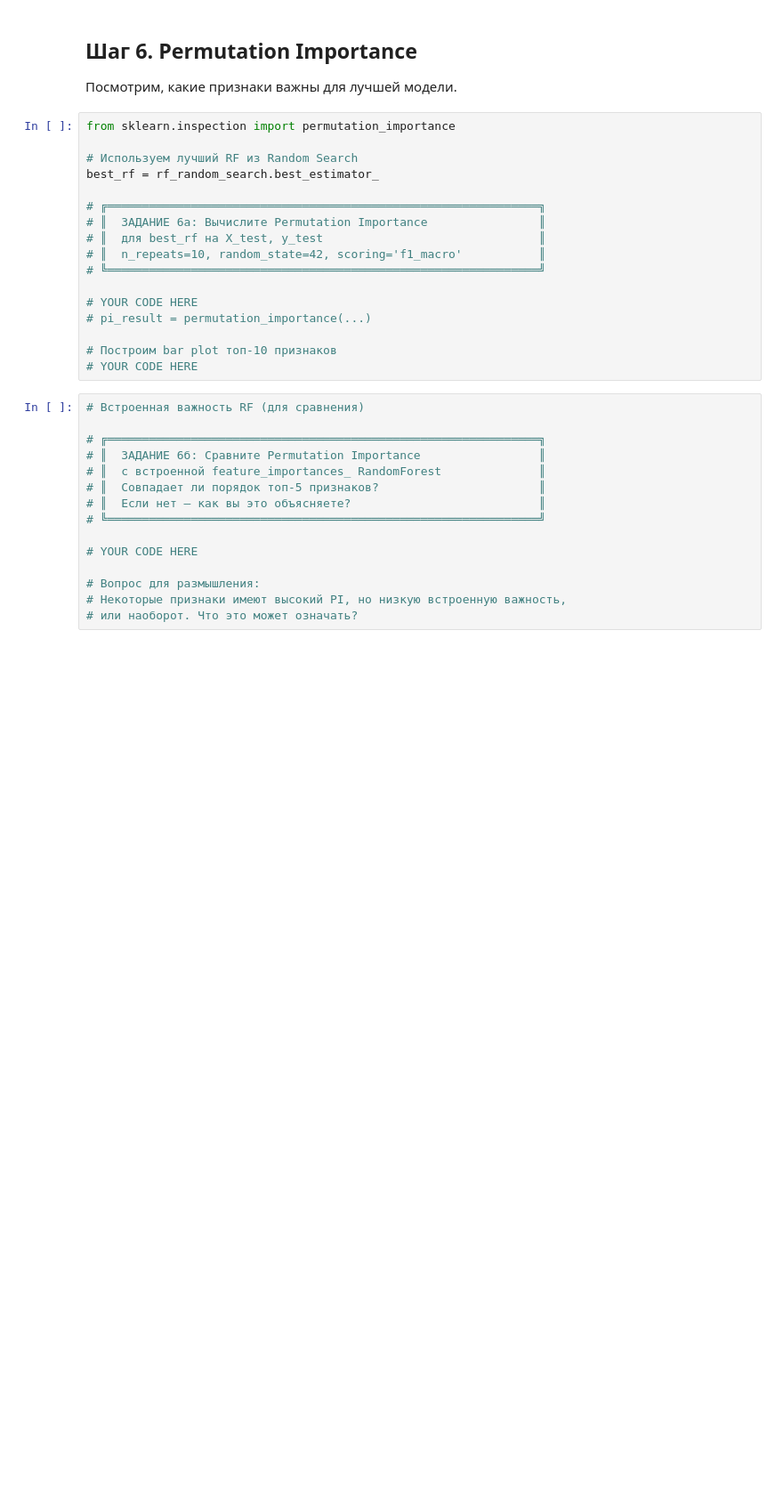
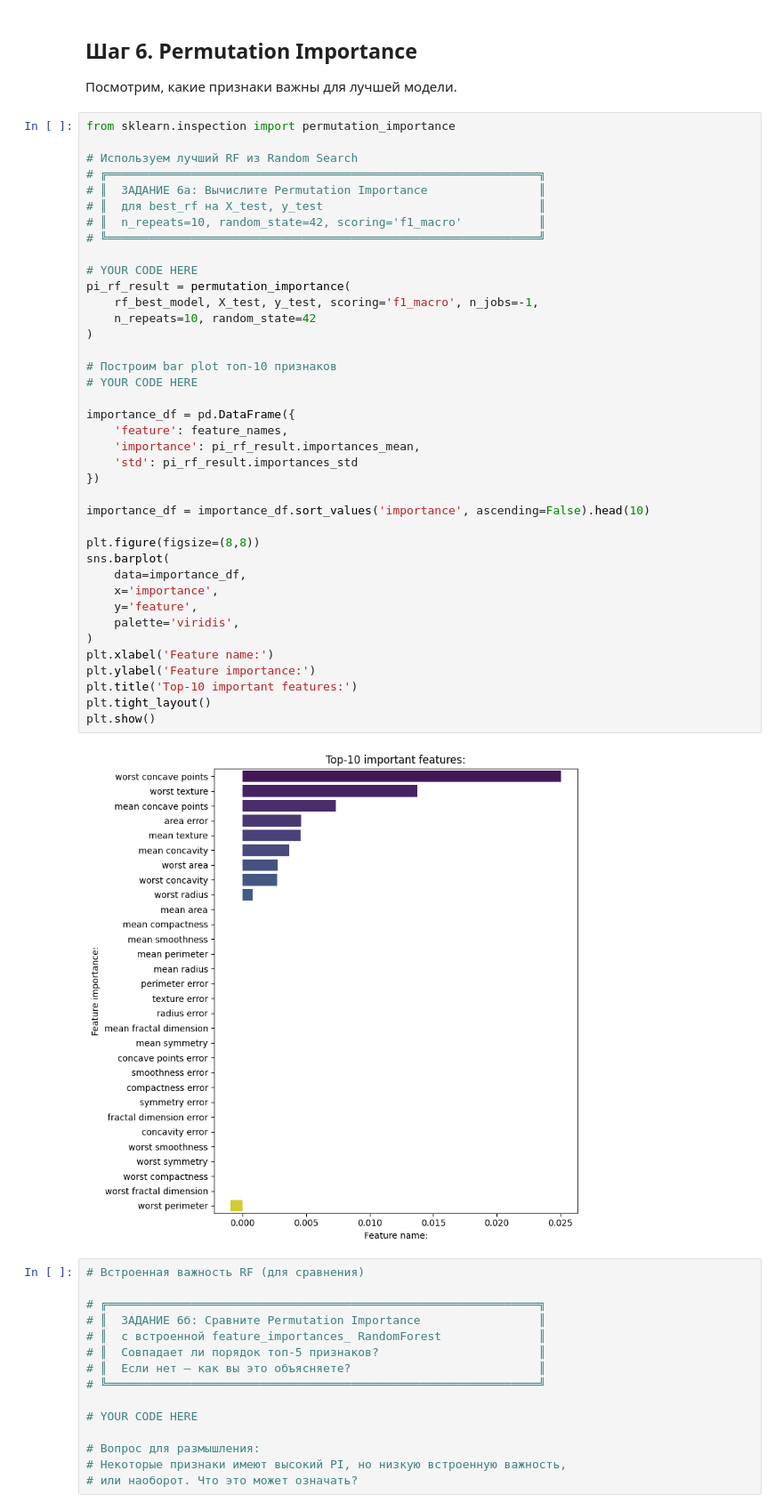
Before and after one commit to topj0bstule/ML_Course, a Jupyter notebook: hw14_/hp_interp_practice_student.ipynb, the cells around one changed output. Shown at 89% size. Drawn from its saved outputs; the diff is of its cells as text; blank space fills up the shorter version.

```diff
--- a/hw14_/hp_interp_practice_student.ipynb
+++ b/hw14_/hp_interp_practice_student.ipynb
@@ -293,20 +294,44 @@ f1 rf test: 0.9655
 # %%
 from sklearn.inspection import permutation_importance
 
 # Используем лучший RF из Random Search
-best_rf = rf_random_search.best_estimator_
-
 # ╔══════════════════════════════════════════════════════════════╗
 # ║  ЗАДАНИЕ 6а: Вычислите Permutation Importance                ║
 # ║  для best_rf на X_test, y_test                               ║
 # ║  n_repeats=10, random_state=42, scoring='f1_macro'           ║
 # ╚══════════════════════════════════════════════════════════════╝
 
 # YOUR CODE HERE
-# pi_result = permutation_importance(...)
+pi_rf_result = permutation_importance(
+    rf_best_model, X_test, y_test, scoring='f1_macro', n_jobs=-1,
+    n_repeats=10, random_state=42
+)
 
 # Построим bar plot топ-10 признаков
 # YOUR CODE HERE
+
+importance_df = pd.DataFrame({
+    'feature': feature_names,
+    'importance': pi_rf_result.importances_mean,
+    'std': pi_rf_result.importances_std
+})
+
+importance_df = importance_df.sort_values('importance', ascending=False).head(10)
+
+plt.figure(figsize=(8,8))
+sns.barplot(
+    data=importance_df,
+    x='importance',
+    y='feature',
+    palette='viridis',
+)
+plt.xlabel('Feature name:')
+plt.ylabel('Feature importance:')
+plt.title('Top-10 important features:')
+plt.tight_layout()
+plt.show()
+# %% [output]
+[figure, added]
 # %%
 # Встроенная важность RF (для сравнения)
 
```
Also changed, not shown: parts of 3 cells of this notebook.
